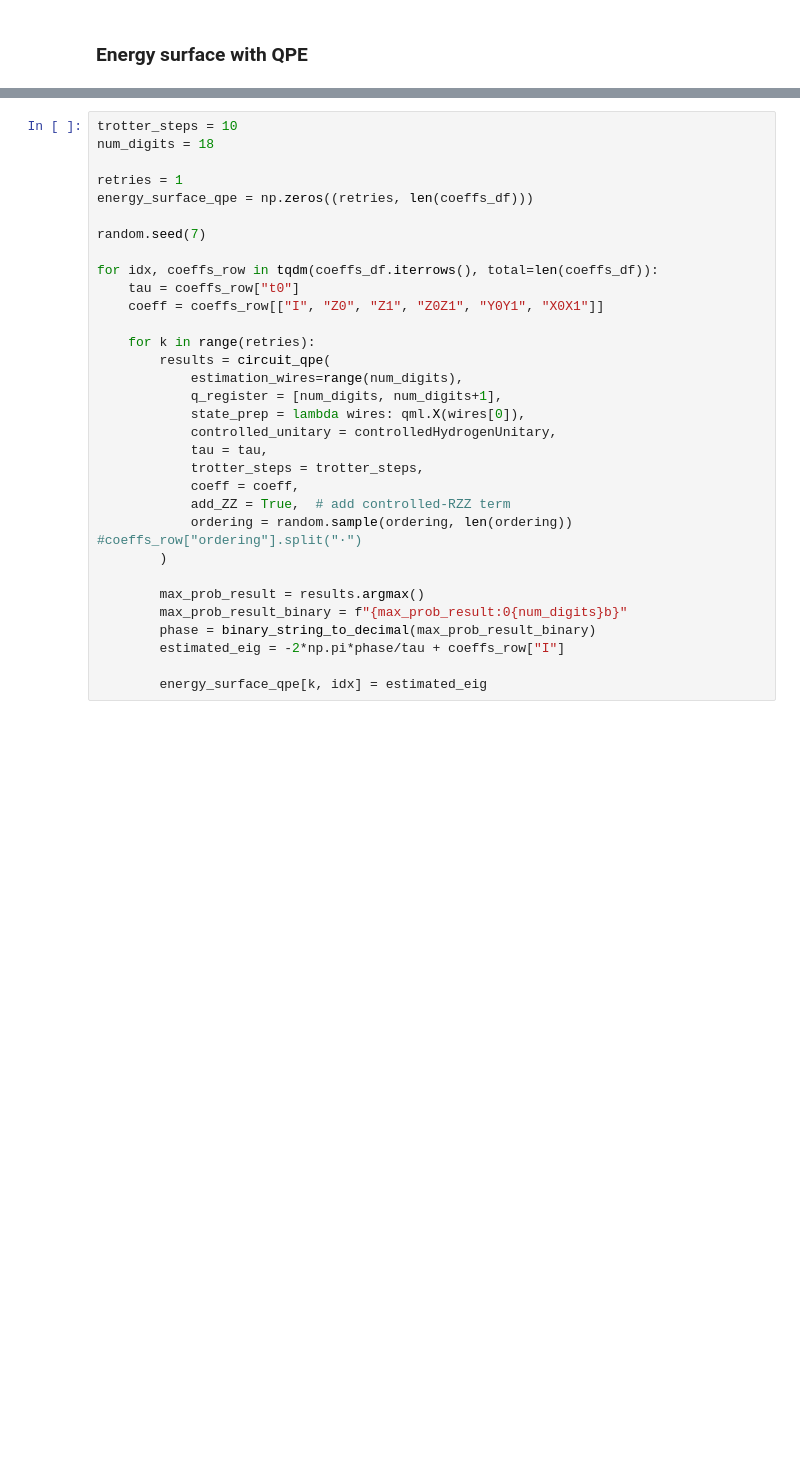
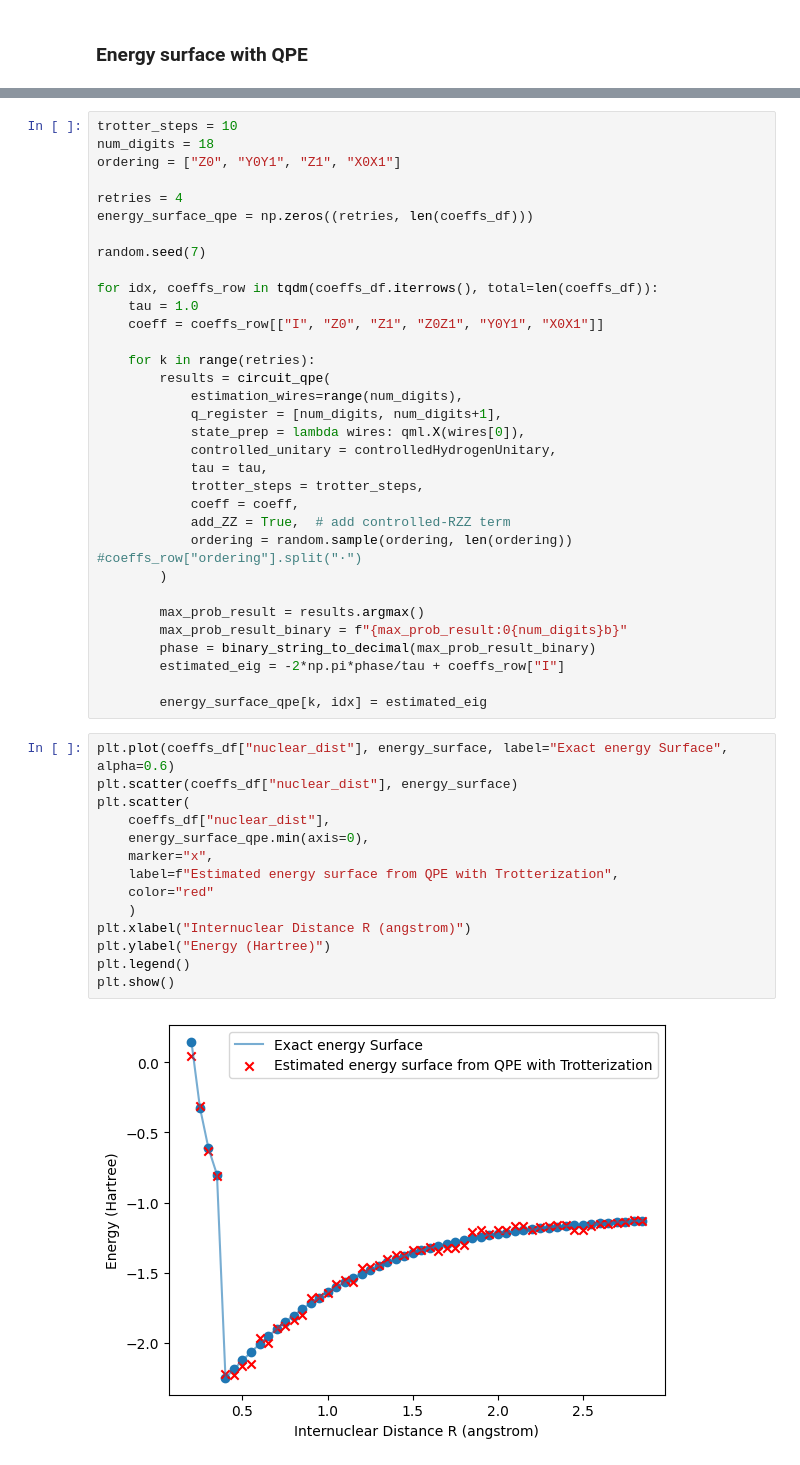
Before and after one commit to miguelruor/QPE-for-H2, a Jupyter notebook: QPE.ipynb, the cells around one changed output, grey strips where cells are left out. Saved outputs shown, nothing was run; the diff lists cells and outputs as text; blank space fills up the shorter version.

```diff
--- a/QPE.ipynb
+++ b/QPE.ipynb
@@ -411,14 +414,15 @@ ordering = ["Z0", "Y0Y1", "Z1", "X0X1"]
 # %%
 trotter_steps = 10
 num_digits = 18
+ordering = ["Z0", "Y0Y1", "Z1", "X0X1"]
 
-retries = 1
+retries = 4
 energy_surface_qpe = np.zeros((retries, len(coeffs_df)))
 
 random.seed(7)
 
 for idx, coeffs_row in tqdm(coeffs_df.iterrows(), total=len(coeffs_df)):
-    tau = coeffs_row["t0"]
+    tau = 1.0
     coeff = coeffs_row[["I", "Z0", "Z1", "Z0Z1", "Y0Y1", "X0X1"]]
 
     for k in range(retries):
@@ -440,3 +444,19 @@ for idx, coeffs_row in tqdm(coeffs_df.iterrows(), total=len(coeffs_df)):
         estimated_eig = -2*np.pi*phase/tau + coeffs_row["I"]
 
         energy_surface_qpe[k, idx] = estimated_eig
+# %%
+plt.plot(coeffs_df["nuclear_dist"], energy_surface, label="Exact energy Surface", alpha=0.6)
+plt.scatter(coeffs_df["nuclear_dist"], energy_surface)
+plt.scatter(
+    coeffs_df["nuclear_dist"],
+    energy_surface_qpe.min(axis=0),
+    marker="x",
+    label=f"Estimated energy surface from QPE with Trotterization",
+    color="red"
+    )
+plt.xlabel("Internuclear Distance R (angstrom)")
+plt.ylabel("Energy (Hartree)")
+plt.legend()
+plt.show()
+# %% [output]
+[figure, added]
```
Also changed, not shown: parts of 24 cells of this notebook.
